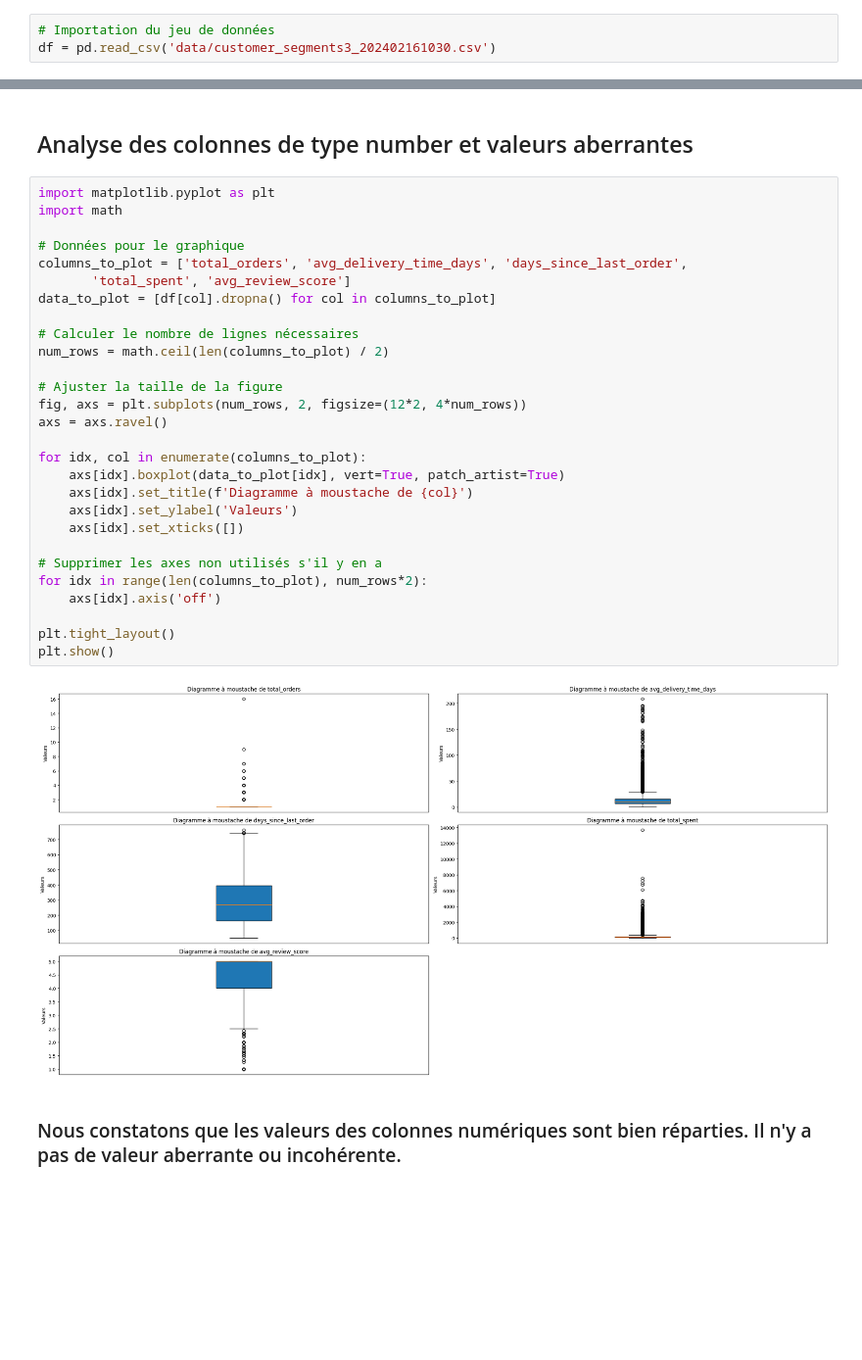
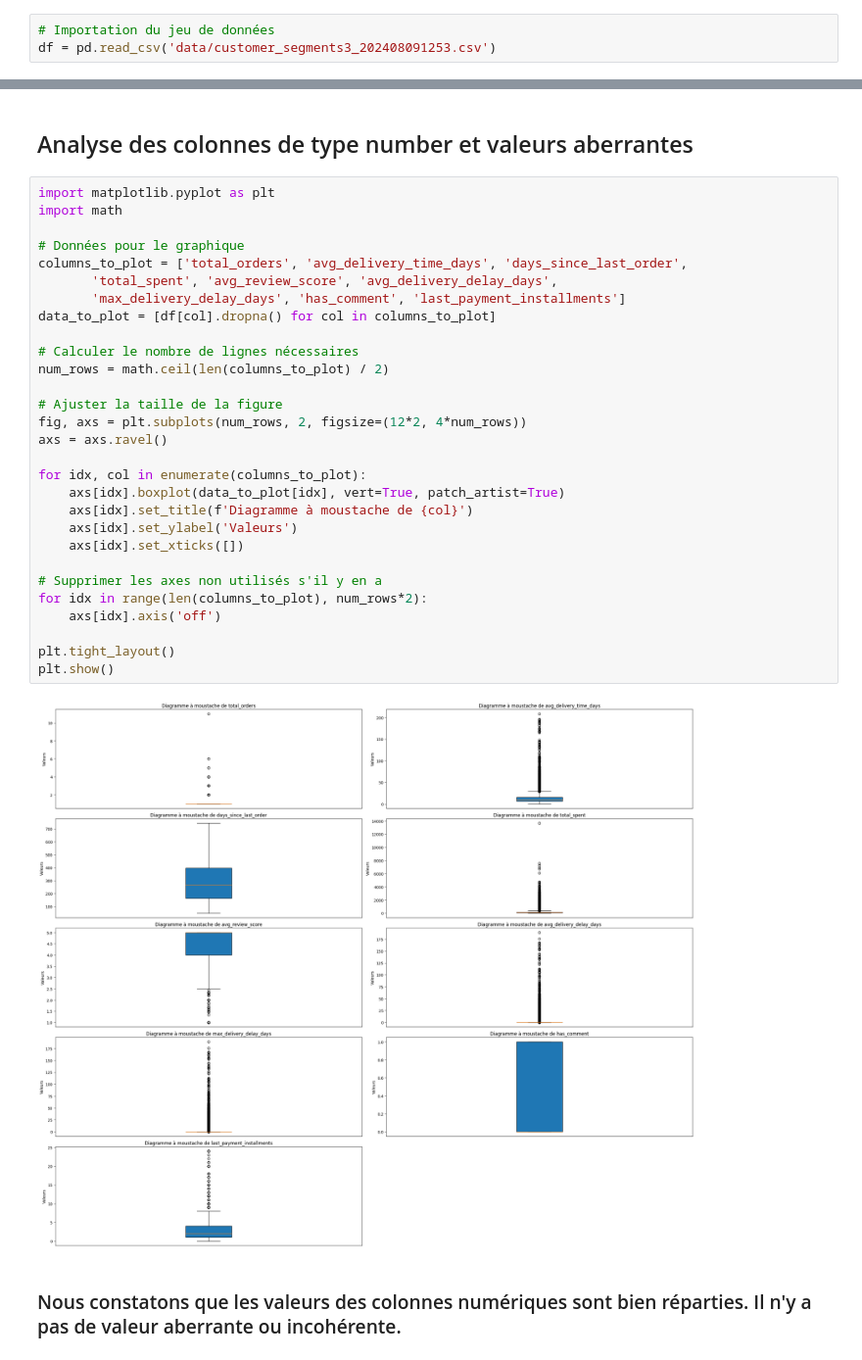
Before and after one commit to CharbonneauJean/OC-Projet4, a Jupyter notebook: analyse_exploratoire.ipynb, the cells around one changed output, grey strips where cells are left out. Shown: that part at 98% size. Drawn from its saved outputs; the diff is of its cells as text; blank space fills up the shorter version.

```diff
--- a/analyse_exploratoire.ipynb
+++ b/analyse_exploratoire.ipynb
@@ -12,7 +12,7 @@ import warnings
 warnings.filterwarnings("ignore")
 # %%
 # Importation du jeu de données
-df = pd.read_csv('data/customer_segments3_202402161030.csv')
+df = pd.read_csv('data/customer_segments3_202408091253.csv')
 # %%
 df.info()
 # %% [output]
@@ -78,33 +85,34 @@ Index(['total_orders', 'avg_delivery_time_days', 'days_since_last_order',
 # %%
 import matplotlib.pyplot as plt
 import math
 
 # Données pour le graphique
 columns_to_plot = ['total_orders', 'avg_delivery_time_days', 'days_since_last_order',
-       'total_spent', 'avg_review_score']
+       'total_spent', 'avg_review_score', 'avg_delivery_delay_days',
+       'max_delivery_delay_days', 'has_comment', 'last_payment_installments']
 data_to_plot = [df[col].dropna() for col in columns_to_plot]
 
 # Calculer le nombre de lignes nécessaires
 num_rows = math.ceil(len(columns_to_plot) / 2)
 
 # Ajuster la taille de la figure
 fig, axs = plt.subplots(num_rows, 2, figsize=(12*2, 4*num_rows))
 axs = axs.ravel()
 
 for idx, col in enumerate(columns_to_plot):
     axs[idx].boxplot(data_to_plot[idx], vert=True, patch_artist=True)
     axs[idx].set_title(f'Diagramme à moustache de {col}')
     axs[idx].set_ylabel('Valeurs')
     axs[idx].set_xticks([])
 
 # Supprimer les axes non utilisés s'il y en a
 for idx in range(len(columns_to_plot), num_rows*2):
     axs[idx].axis('off')
 
 plt.tight_layout()
 plt.show()
 # %% [output]
-[figure, old version]
+[figure, new version]
 # %% [markdown]
 ### Nous constatons que les valeurs des colonnes numériques sont bien réparties. Il n'y a pas de valeur aberrante ou incohérente.
 # %%
```
Also changed, not shown: parts of 12 cells of this notebook, 1 other file.
